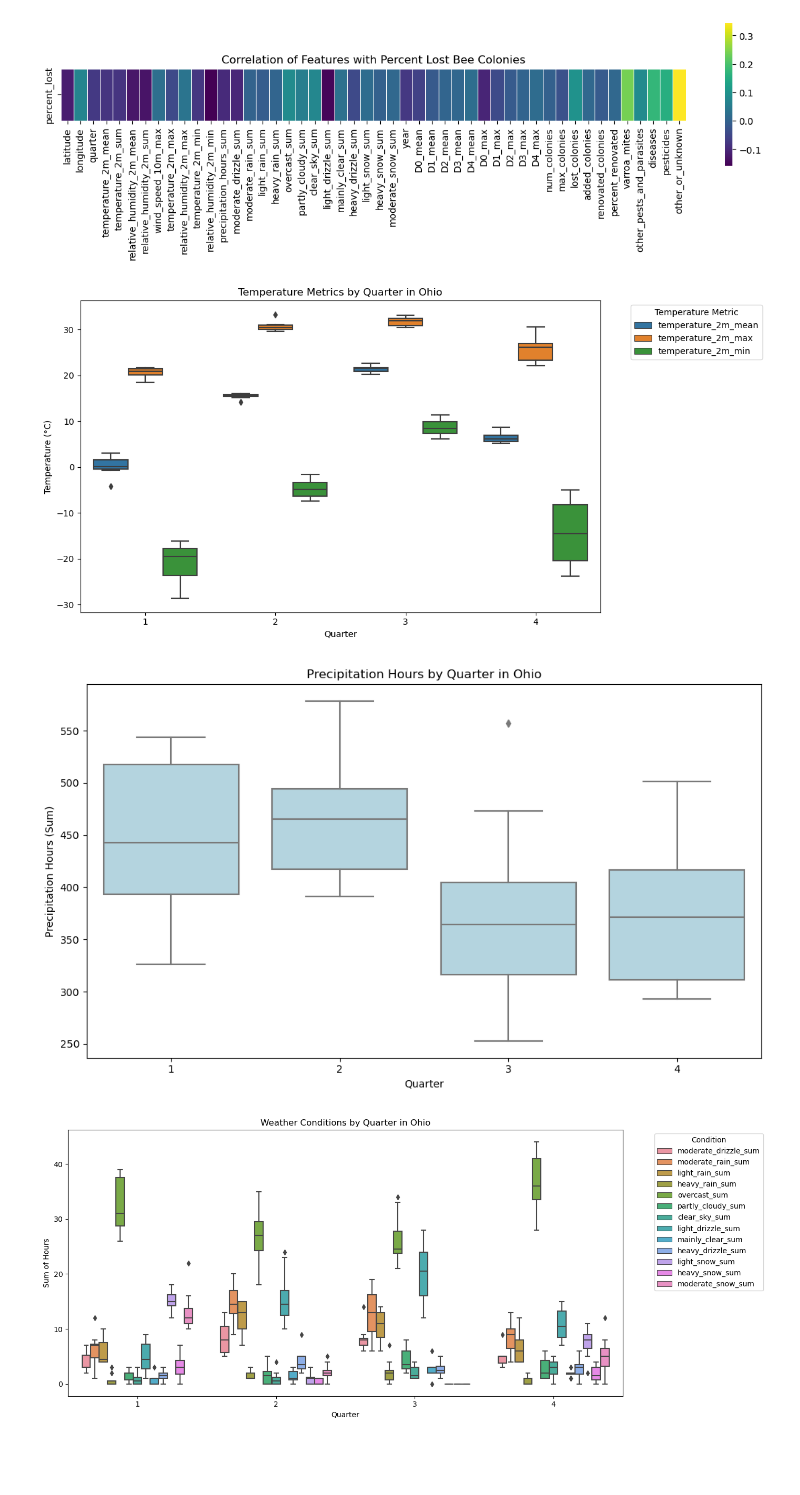
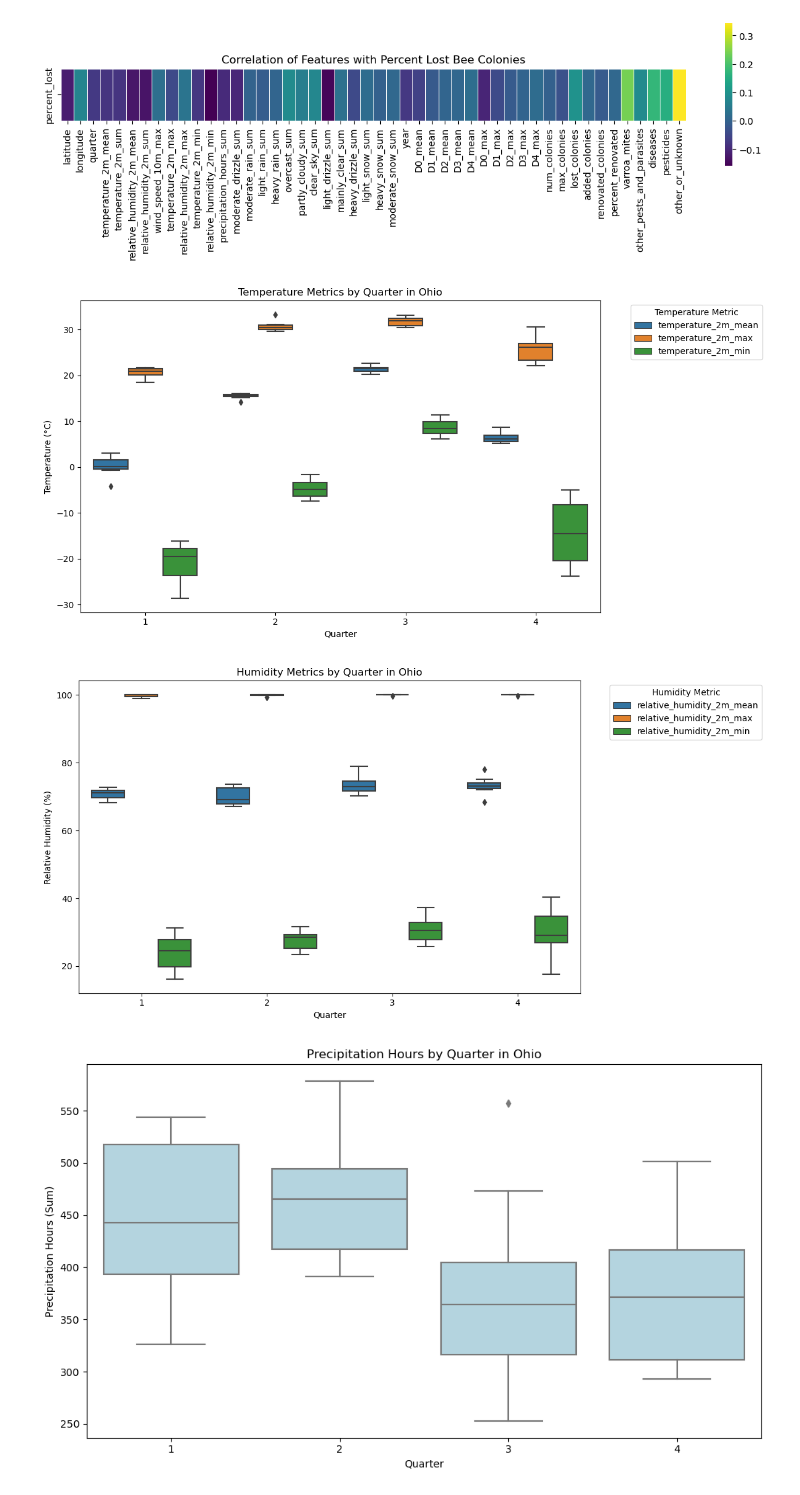
Before and after one commit to TinneCJM/Predicting-Bee-Colony-Loss-Across-the-USA, a Jupyter notebook: notebooks/3 EDA.ipynb, the cells around one changed output. Cells and saved outputs as stored; diff of their text form; code cells hidden in the pictures; blank space fills up the shorter version.

```diff
--- a/notebooks/3 EDA.ipynb
+++ b/notebooks/3 EDA.ipynb
@@ -283,12 +300,13 @@ plt.show()
 # %%
 state = 'Ohio'
 plot_temperature_features_by_quarter(bees, state)
+plot_humidity_features_by_quarter(bees,state)
 plot_precipitation_by_quarter(bees, state)
 plot_weather_conditions_by_quarter(bees, state)
 plot_drought_by_quarter(bees, state)
 plot_stressors_by_quarter(bees, state)
 plot_percent_loss_by_quarter(bees, state)
 # %% [output]
 [figure]
-[figure, old version]
+[figure, new version]
-[figure, old version]
+[figure, new version]
```
Also changed, not shown: parts of 4 cells of this notebook, 1 other file.
